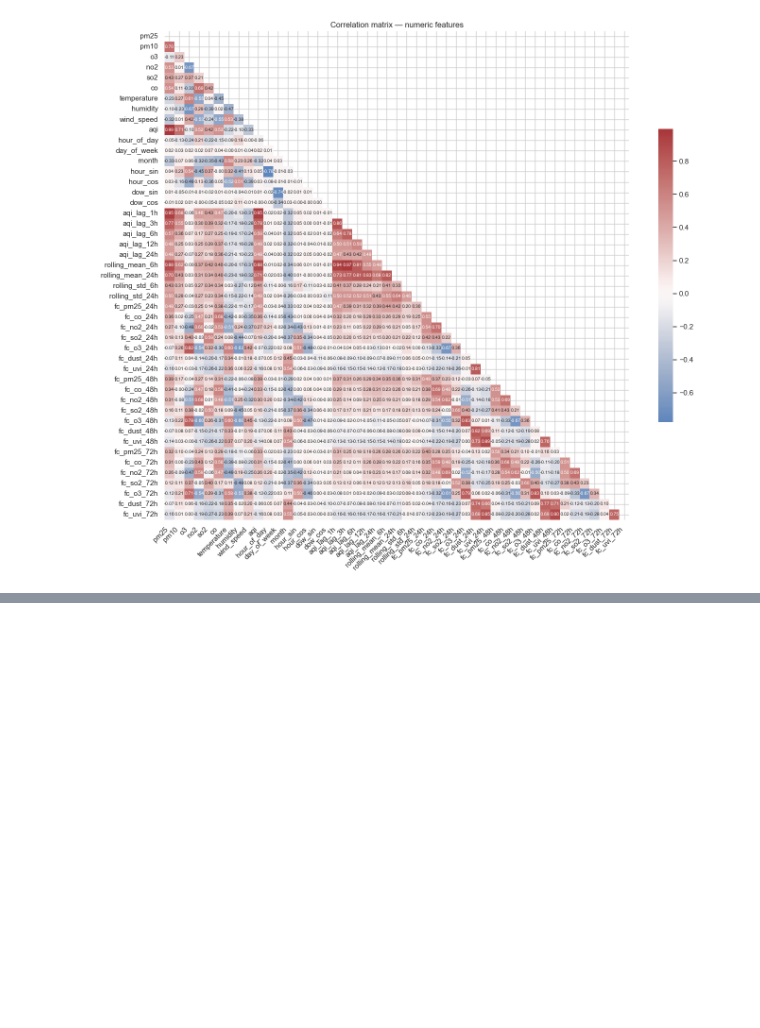
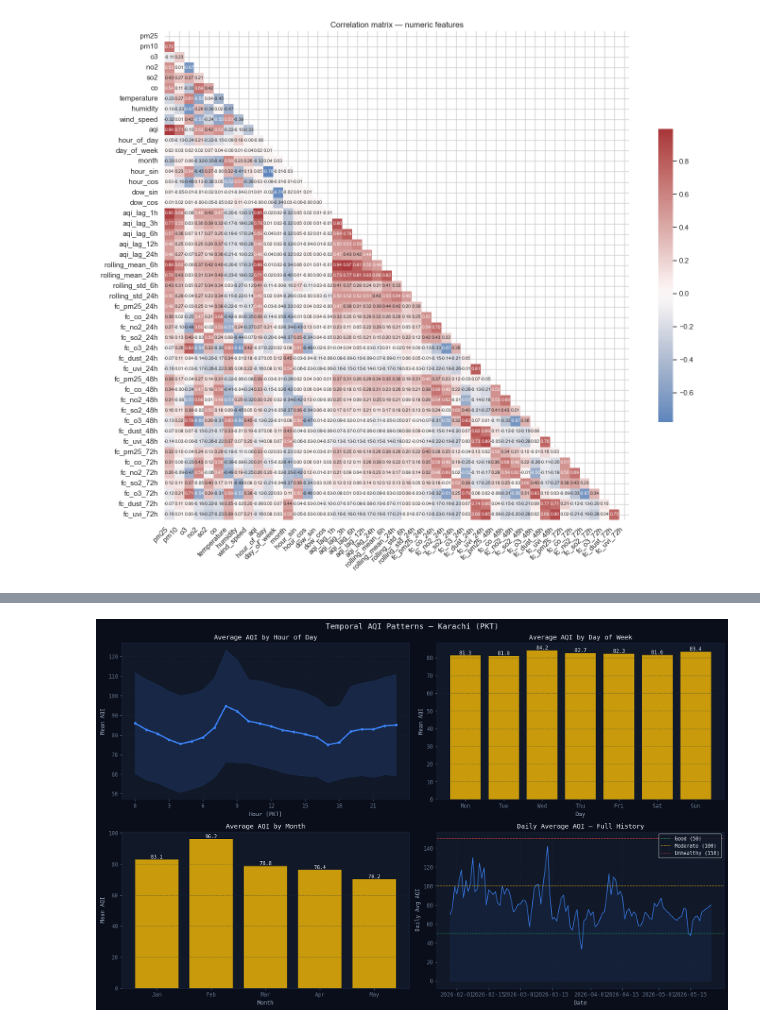
Before and after one commit to Hamza-asm/karachi-aqi-predictor, a Jupyter notebook: EDA.ipynb, the cells around one changed output, grey strips where cells are left out. Cells and saved outputs as stored; diff of their text form; code cells hidden in the pictures; blank space fills up the shorter version.

```diff
--- a/EDA.ipynb
+++ b/EDA.ipynb
@@ -206,0 +305,80 @@ Basic EDA complete — data loaded, types and missingness inspected, distributio
+# %%
+# ── Temporal patterns ───────────────────────────────────────────────────────
+df_local = df.copy()
+df_local['timestamp_pkt'] = df_local['timestamp'].dt.tz_convert('Asia/Karachi')
+df_local['hour']  = df_local['timestamp_pkt'].dt.hour
+df_local['dow']   = df_local['timestamp_pkt'].dt.dayofweek
+df_local['month'] = df_local['timestamp_pkt'].dt.month
+df_local['date']  = df_local['timestamp_pkt'].dt.date
+DOW_LABELS = ['Mon', 'Tue', 'Wed', 'Thu', 'Fri', 'Sat', 'Sun']
+MONTH_LABELS = ['Jan','Feb','Mar','Apr','May','Jun',
+                'Jul','Aug','Sep','Oct','Nov','Dec']
+
+fig, axes = plt.subplots(2, 2, figsize=(16, 10))
+fig.suptitle("Temporal AQI Patterns — Karachi (PKT)", fontsize=14)
+
+# Hourly pattern
+ax = axes[0, 0]
+hourly = df_local.groupby('hour')['aqi'].agg(['mean', 'std'])
+ax.fill_between(hourly.index,
+                hourly['mean'] - hourly['std'],
+                hourly['mean'] + hourly['std'],
+                alpha=0.15, color=ACCENT)
+ax.plot(hourly.index, hourly['mean'], color=ACCENT, lw=2.5, marker='o', ms=4)
+ax.set_title("Average AQI by Hour of Day")
+ax.set_xlabel("Hour (PKT)")
+ax.set_ylabel("Mean AQI")
+ax.set_xticks(range(0, 24, 3))
+ax.grid(True)
+
+# Day of week pattern
+ax = axes[0, 1]
+daily = df_local.groupby('dow')['aqi'].mean()
+colors = [GOOD if v <= 50 else MODERATE if v <= 100 else BAD for v in daily]
+bars = ax.bar(daily.index, daily.values, color=colors, alpha=0.85)
+ax.set_title("Average AQI by Day of Week")
+ax.set_xlabel("Day")
+ax.set_ylabel("Mean AQI")
+ax.set_xticks(range(7))
+ax.set_xticklabels(DOW_LABELS)
+ax.grid(axis='y')
+for bar, val in zip(bars, daily.values):
+    ax.text(bar.get_x() + bar.get_width()/2, bar.get_height() + 0.5,
+            f'{val:.1f}', ha='center', fontsize=9)
+
+# Monthly pattern
+ax = axes[1, 0]
+monthly = df_local.groupby('month')['aqi'].mean()
+present_months = monthly.index.tolist()
+labels = [MONTH_LABELS[m-1] for m in present_months]
+colors = [GOOD if v <= 50 else MODERATE if v <= 100 else BAD for v in monthly]
+bars = ax.bar(range(len(present_months)), monthly.values, color=colors, alpha=0.85)
+ax.set_title("Average AQI by Month")
+ax.set_xlabel("Month")
+ax.set_ylabel("Mean AQI")
+ax.set_xticks(range(len(present_months)))
+ax.set_xticklabels(labels)
+ax.grid(axis='y')
+for bar, val in zip(bars, monthly.values):
+    ax.text(bar.get_x() + bar.get_width()/2, bar.get_height() + 0.5,
+            f'{val:.1f}', ha='center', fontsize=9)
+
+# Full time series
+ax = axes[1, 1]
+daily_avg = df_local.groupby('date')['aqi'].mean().reset_index()
+daily_avg['date'] = pd.to_datetime(daily_avg['date'])
+ax.plot(daily_avg['date'], daily_avg['aqi'], color=ACCENT, lw=1.2, alpha=0.9)
+ax.fill_between(daily_avg['date'], daily_avg['aqi'], alpha=0.08, color=ACCENT)
+ax.axhline(50,  color=GOOD,     linestyle='--', lw=1, alpha=0.7, label='Good (50)')
+ax.axhline(100, color=MODERATE, linestyle='--', lw=1, alpha=0.7, label='Moderate (100)')
+ax.axhline(150, color=BAD,      linestyle='--', lw=1, alpha=0.7, label='Unhealthy (150)')
+ax.set_title("Daily Average AQI — Full History")
+ax.set_xlabel("Date")
+ax.set_ylabel("Daily Avg AQI")
+ax.legend(fontsize=9)
+ax.grid(True)
+
+plt.tight_layout()
+plt.show()
+# %% [output]
+[figure, added]
```
Also changed, not shown: parts of 29 cells of this notebook, 2 other files.
